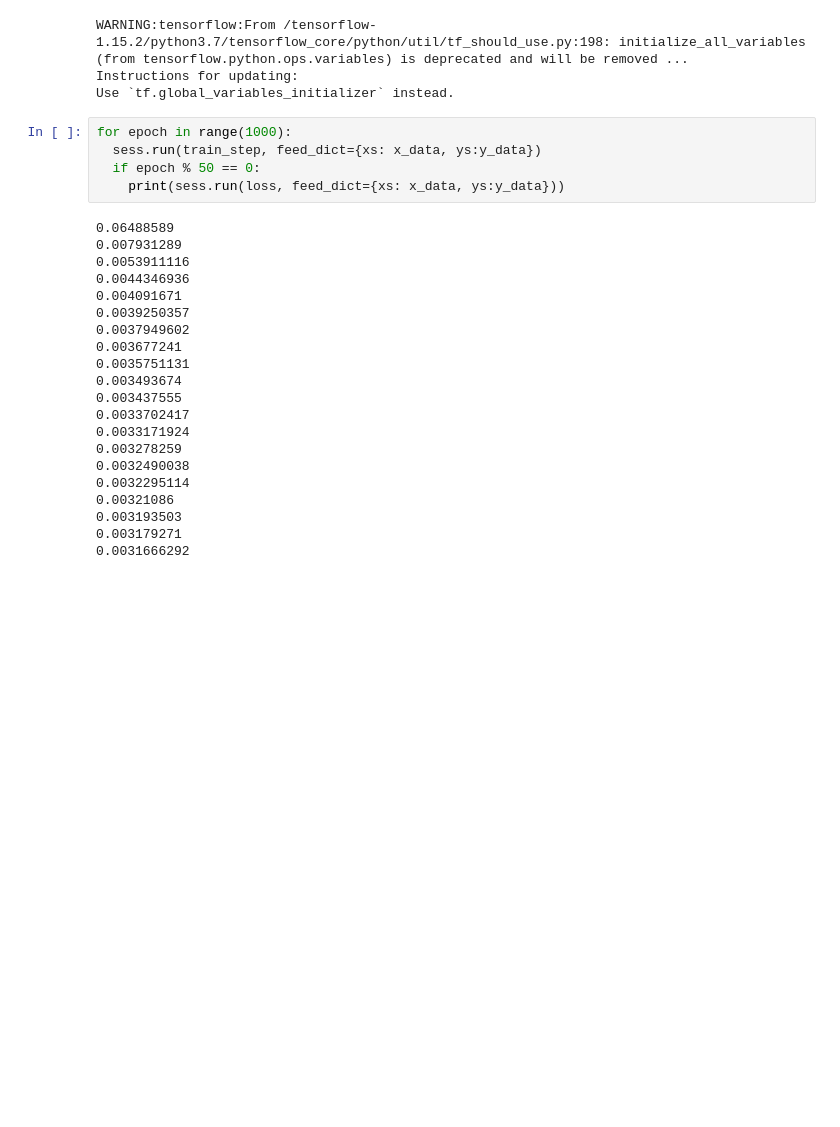
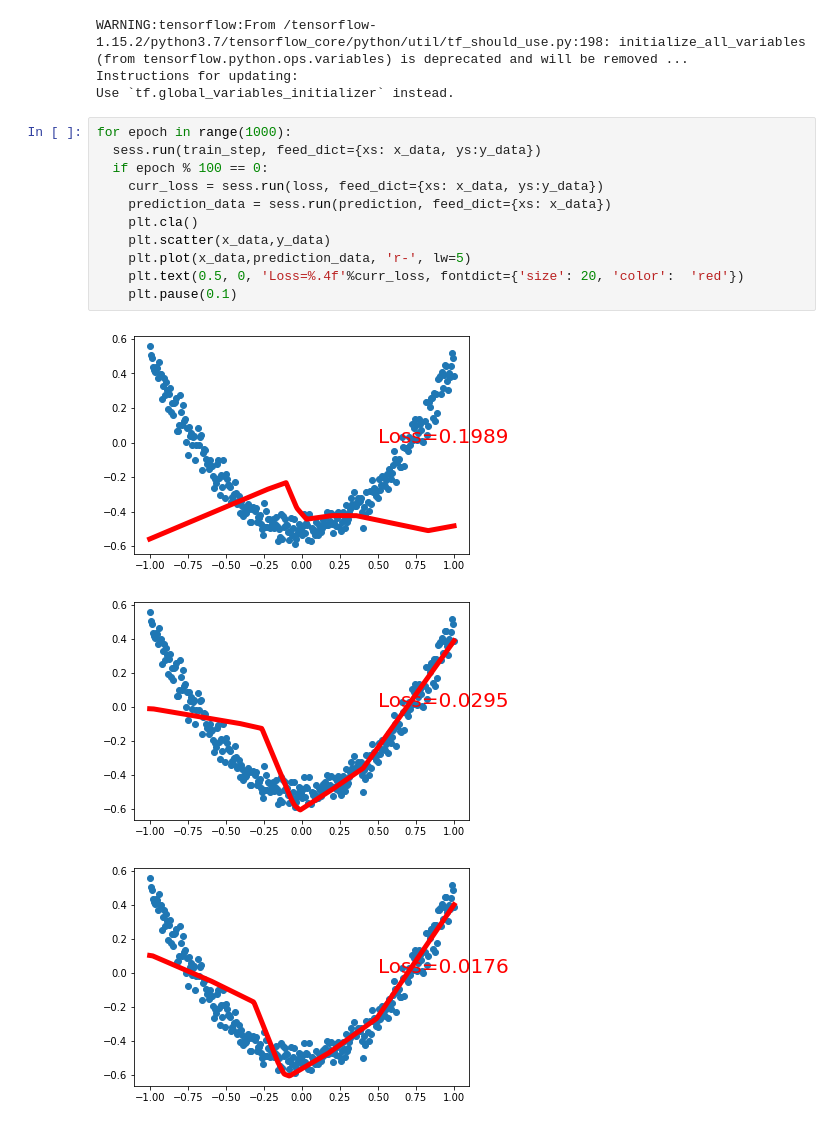
Before and after one commit to Nanboy-Ronan/ML_Basic_Models, a Jupyter notebook: tensorflow/NoteBooks/04.Networks.ipynb, the cells around one changed output. Saved outputs shown, nothing was run; the diff lists cells and outputs as text; blank space fills up the shorter version.

```diff
--- a/tensorflow/NoteBooks/04.Networks.ipynb
+++ b/tensorflow/NoteBooks/04.Networks.ipynb
@@ -72,26 +69,15 @@ Use `tf.global_variables_initializer` instead.
 # %%
 for epoch in range(1000):
   sess.run(train_step, feed_dict={xs: x_data, ys:y_data})
-  if epoch % 50 == 0:
-    print(sess.run(loss, feed_dict={xs: x_data, ys:y_data}))
+  if epoch % 100 == 0:
+    curr_loss = sess.run(loss, feed_dict={xs: x_data, ys:y_data})
+    prediction_data = sess.run(prediction, feed_dict={xs: x_data})
+    plt.cla()
+    plt.scatter(x_data,y_data)
+    plt.plot(x_data,prediction_data, 'r-', lw=5)
+    plt.text(0.5, 0, 'Loss=%.4f'%curr_loss, fontdict={'size': 20, 'color':  'red'})
+    plt.pause(0.1)
 # %% [output]
-0.06488589
-0.007931289
-0.0053911116
-0.0044346936
-0.004091671
-0.0039250357
-0.0037949602
-0.003677241
-0.0035751131
-0.003493674
-0.003437555
-0.0033702417
-0.0033171924
-0.003278259
-0.0032490038
-0.0032295114
-0.00321086
-0.003193503
-0.003179271
-0.0031666292
+[figure, added]
+[figure, added]
+[figure, added]
```
Also changed, not shown: parts of 3 cells of this notebook.
